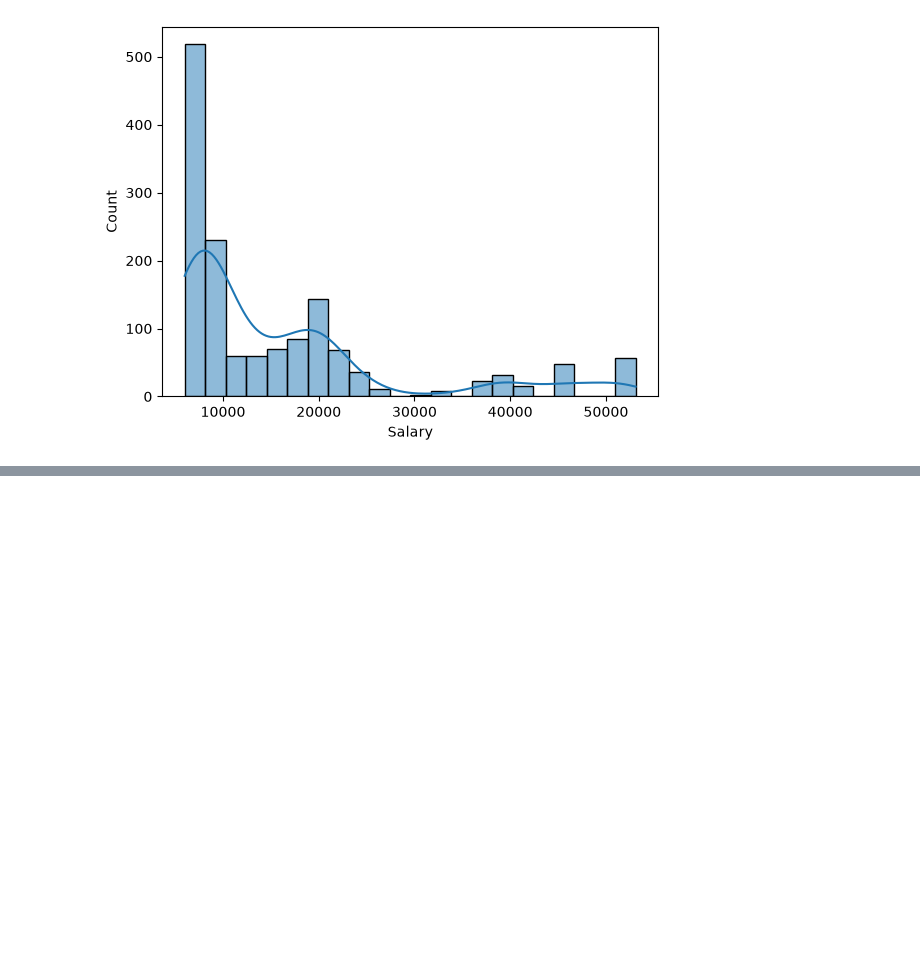
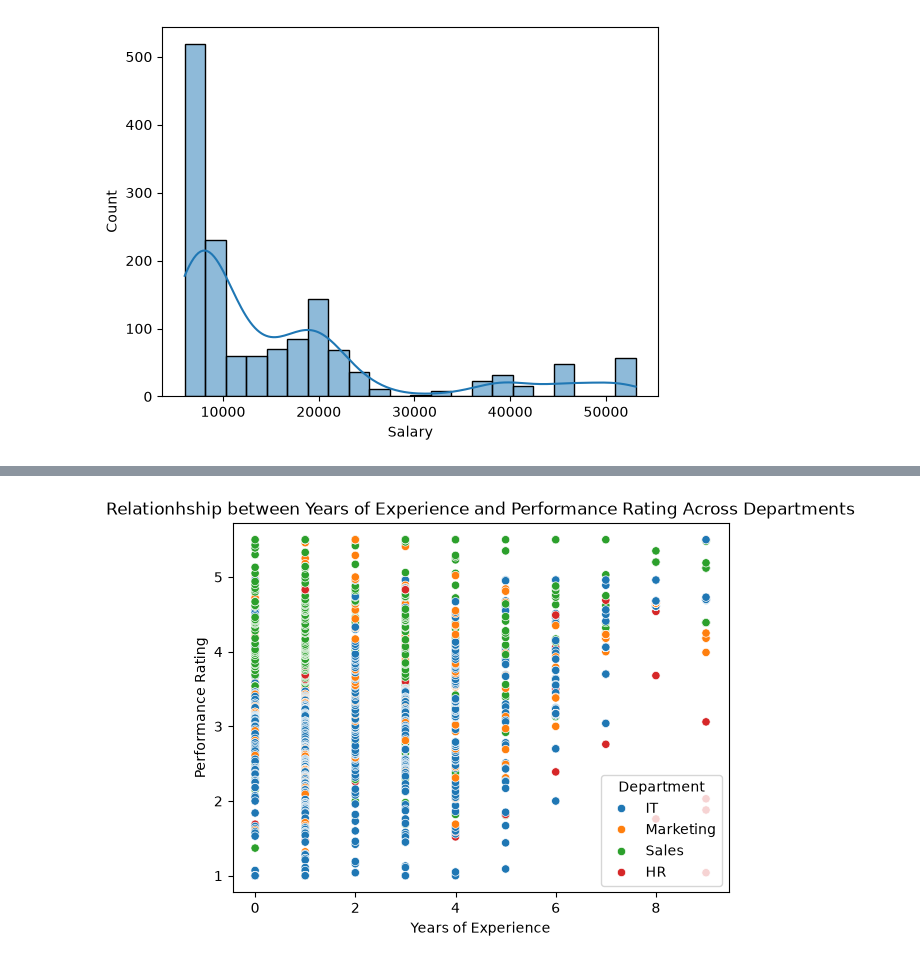
Before and after one commit to platthu123-create/Employee-Performance-Analysis, a Jupyter notebook: Main_code/Main_module.ipynb, the cells around one changed output, grey strips where cells are left out. Saved outputs shown, nothing was run; the diff lists cells and outputs as text; code cells hidden in the pictures; blank space fills up the shorter version.

```diff
--- a/Main_code/Main_module.ipynb
+++ b/Main_code/Main_module.ipynb
@@ -134,0 +173,14 @@ Error:
+# %%
+sns.scatterplot(
+    data = df,
+    x = 'Experience',
+    y = 'PerformanceRating',
+    hue = 'Department'
+)
+
+plt.title('Relationhship between Years of Experience and Performance Rating Across Departments')
+plt.xlabel('Years of Experience')
+plt.ylabel('Performance Rating')
+plt.show()
+# %% [output]
+[figure, added]
```
Also changed, not shown: parts of 3 cells of this notebook.
